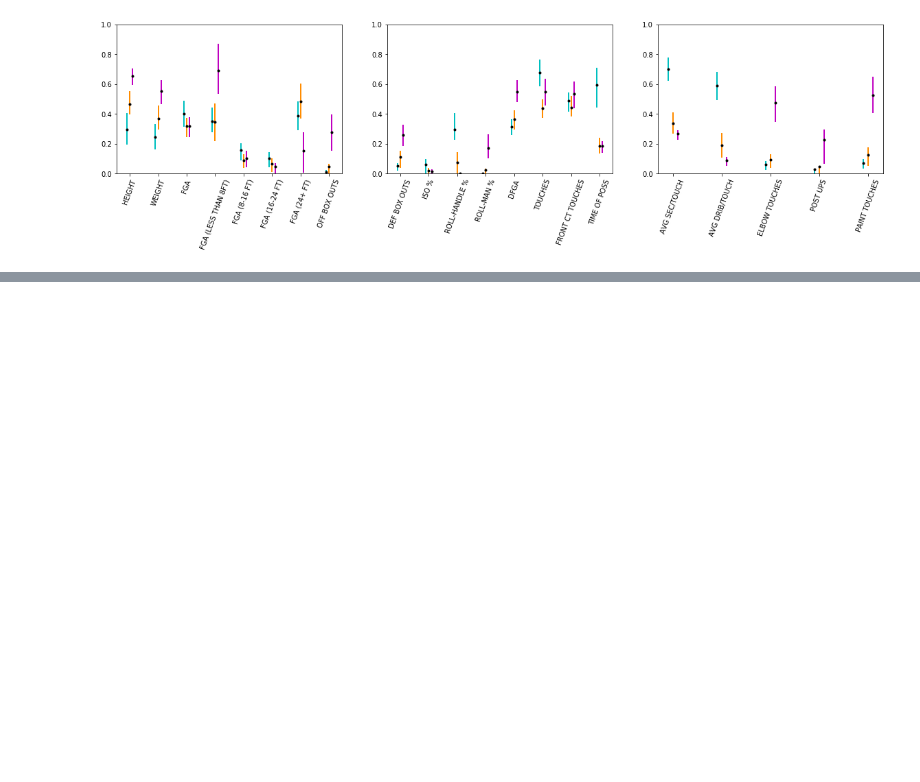
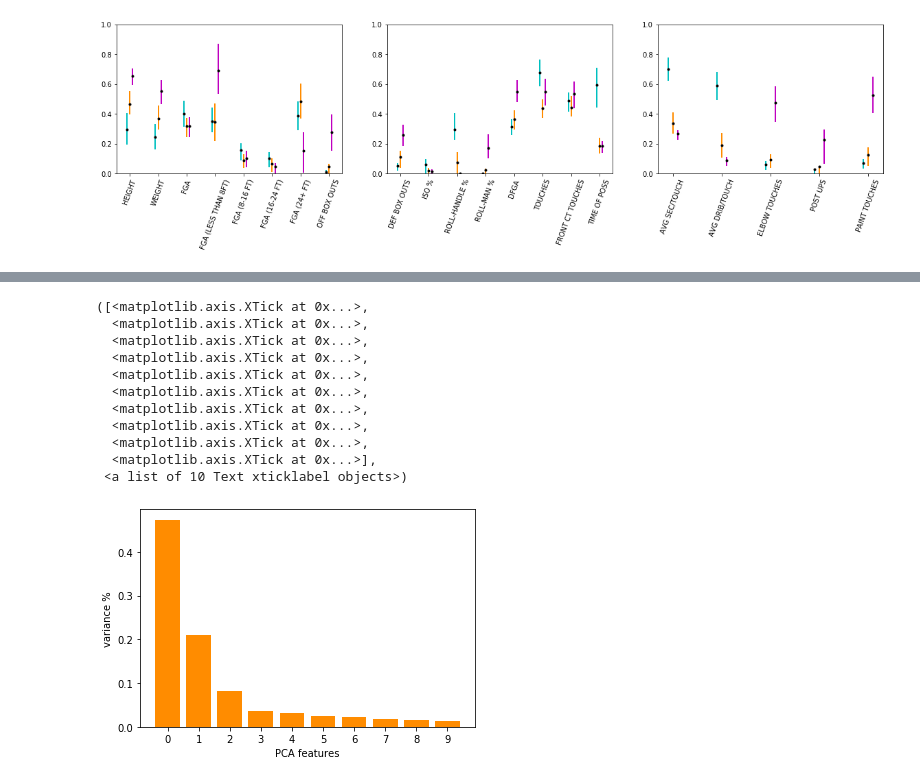
Before and after one commit to sasiegel/clustering-nba-players, a Jupyter notebook: cluster_nba_players.ipynb, the cells around one changed output, grey strips where cells are left out. Cells and saved outputs as stored; diff of their text form; code cells hidden in the pictures; blank space fills up the shorter version.

```diff
--- a/cluster_nba_players.ipynb
+++ b/cluster_nba_players.ipynb
@@ -10,7 +10,7 @@ from sklearn.mixture import GaussianMixture
 import numpy as np
 import matplotlib.pyplot as plt
 # %%
-df = pd.read_csv('C:/projects/cs6140/nba_clustering/data/clustering_df_(w FGA).csv')
+df = pd.read_csv('C:/projects/summer2020/nba-clustering/data/data(w_FGA).csv')
 df = df.fillna(value=0)
 df = df.set_index('PLAYER')
 minutes_played = df['MIN']
@@ -171,0 +232,23 @@ for p in range(3):
+# %%
+from sklearn.decomposition import PCA
+pca = PCA(n_components=10)
+principalComponents = pca.fit_transform(X)
+# %%
+features = range(pca.n_components_)
+plt.bar(features, pca.explained_variance_ratio_, color='darkorange')
+plt.xlabel('PCA features')
+plt.ylabel('variance %')
+plt.xticks(features)
+# %% [output]
+([<matplotlib.axis.XTick at 0x...>,
+  <matplotlib.axis.XTick at 0x...>,
+  <matplotlib.axis.XTick at 0x...>,
+  <matplotlib.axis.XTick at 0x...>,
+  <matplotlib.axis.XTick at 0x...>,
+  <matplotlib.axis.XTick at 0x...>,
+  <matplotlib.axis.XTick at 0x...>,
+  <matplotlib.axis.XTick at 0x...>,
+  <matplotlib.axis.XTick at 0x...>,
+  <matplotlib.axis.XTick at 0x...>],
+ <a list of 10 Text xticklabel objects>)
+[figure, added]
```
Also changed, not shown: parts of 15 cells of this notebook.
